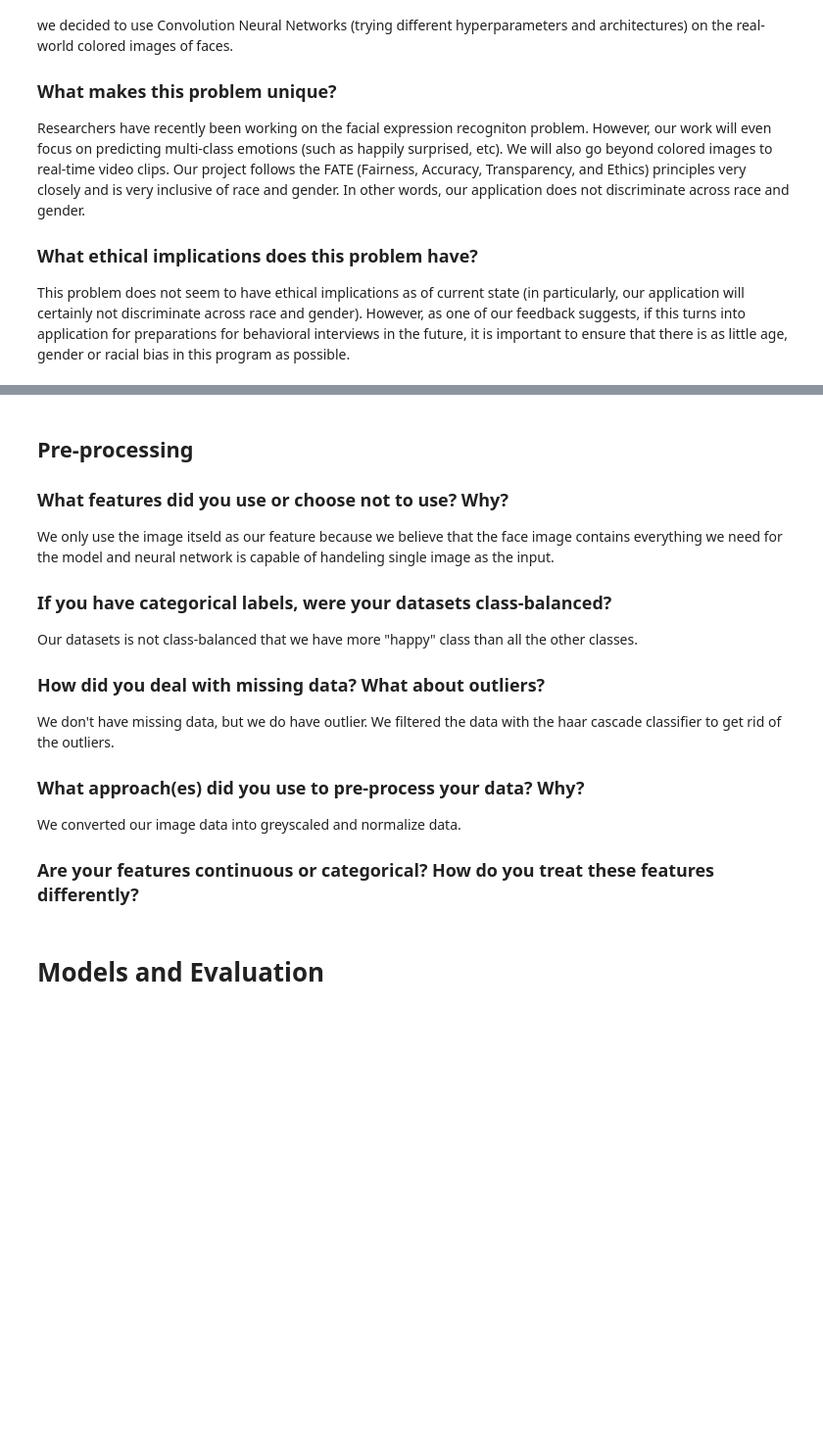
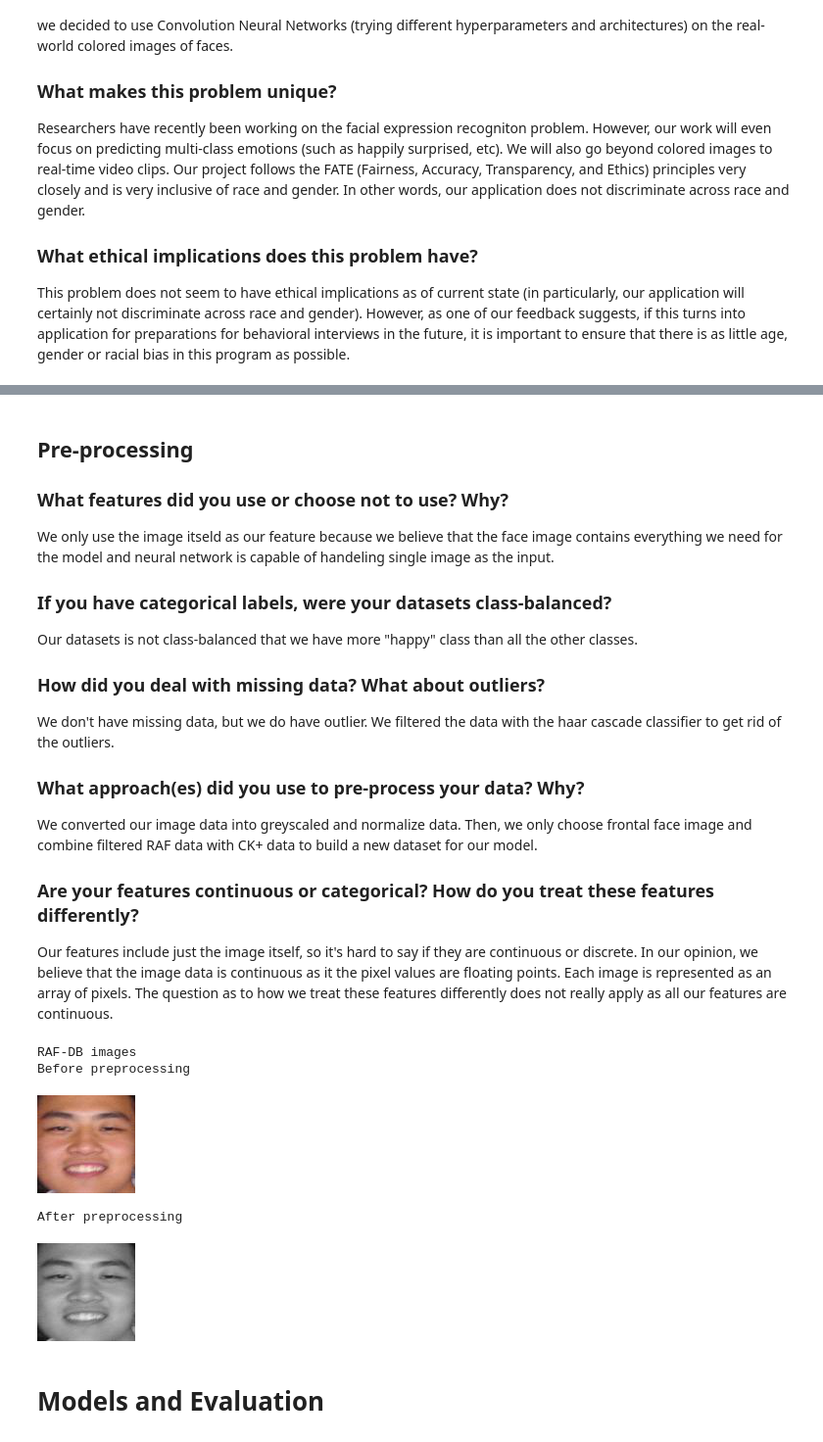
Before and after one commit to XavierZhao7/CS475_FacialExpressionRecognition, a Jupyter notebook: FinalProjectReport.ipynb, the cells around one changed output, grey strips where cells are left out. Shown at 98% size. Drawn from its saved outputs; the diff is of its cells as text; code cells hidden in the pictures; blank space fills up the shorter version.

```diff
--- a/FinalProjectReport.ipynb
+++ b/FinalProjectReport.ipynb
@@ -138,6 +133,7 @@ We don't have missing data, but we do have outlier. We filtered the data with th
 
 ### What approach(es) did you use to pre-process your data? Why?
 
-We converted our image data into greyscaled and normalize data.
+We converted our image data into greyscaled and normalize data. Then, we only choose frontal face image and combine filtered RAF data with CK+ data to build a new dataset for our model.
 
 ### Are your features continuous or categorical? How do you treat these features differently?
+Our features include just the image itself, so it's hard to say if they are continuous or discrete. In our opinion, we believe that the image data is continuous as it the pixel values are floating points. Each image is represented as an array of pixels. The question as to how we treat these features differently does not really apply as all our features are continuous.
@@ -146,3 +140,26 @@ We converted our image data into greyscaled and normalize data.
+# %%
+# For those same examples above, what do they look like after being pre-processed?
+# image from CK+ looks the same after preprocessing
+print('CK+ images')
+print('Before preprocessing ')
+display.display()
+# image from RAF-DB
+print('RAF-DB images')
+
+## originally
+print('Before preprocessing ')
+display.display(im3)
+
+## preprocessing grayscaling
+print('\nAfter preprocessing')
+im4 =ImageOps.grayscale(im3)
+display.display(im4)
+# %% [output]
+RAF-DB images
+Before preprocessing
+[figure, added]
+After preprocessing
+[figure, added]
 # %%
 # Visualize the distribution of your data before and after pre-processing.
 #   You may borrow from how we visualized data in the Lab homeworks.
```
Also changed, not shown: parts of 11 cells of this notebook, 1 other file.
